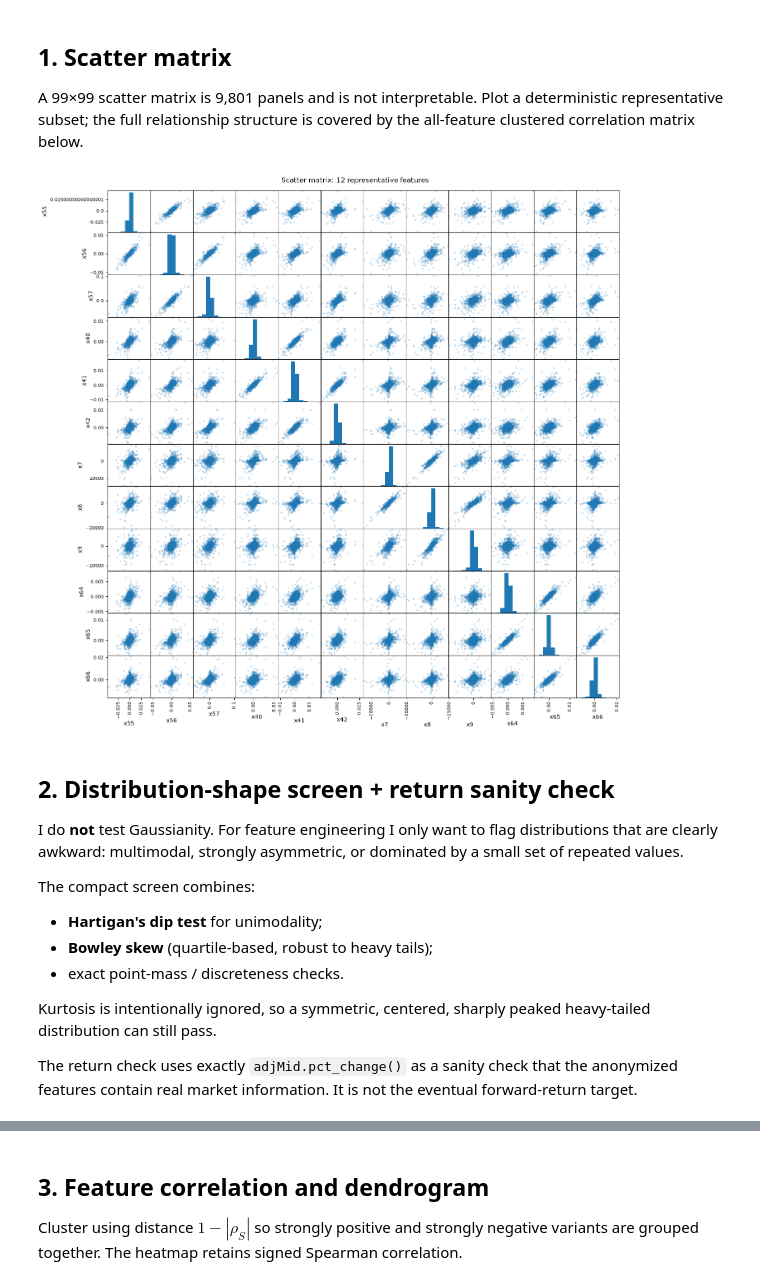
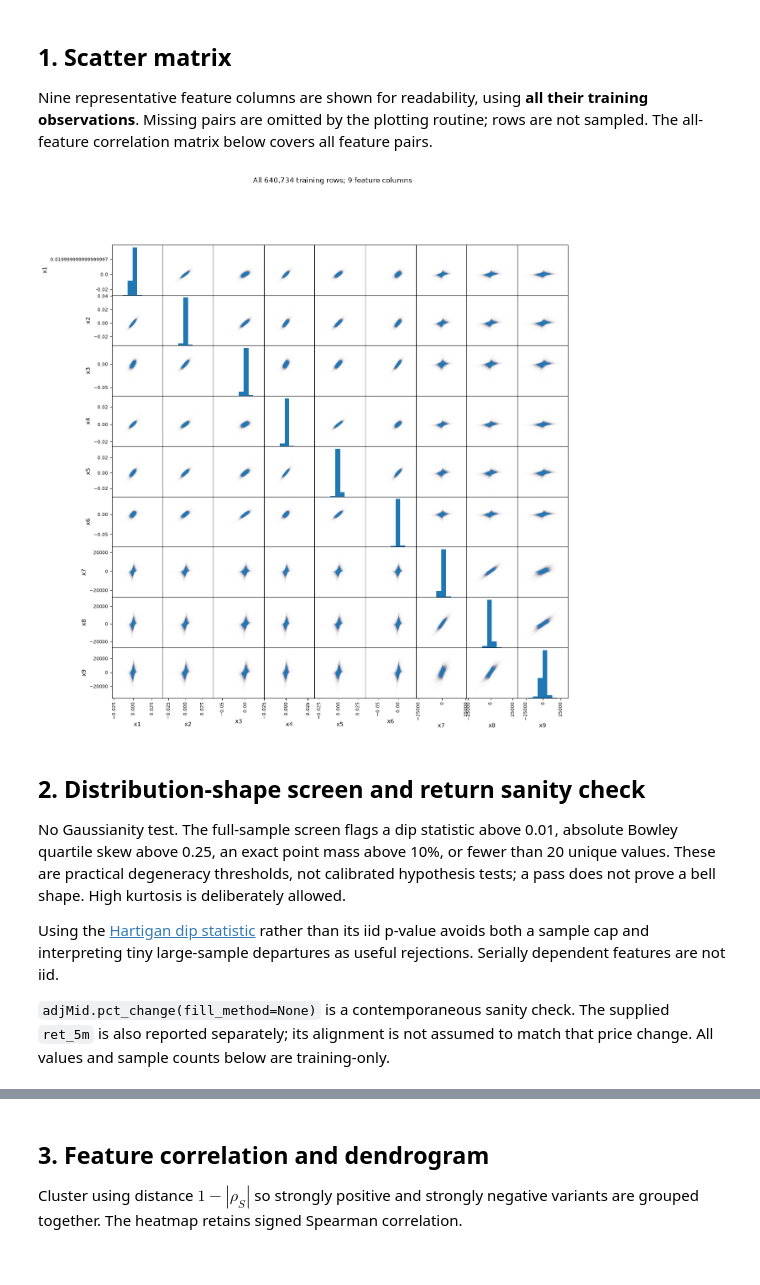
Before and after one commit to ak5ms/th, a Jupyter notebook: notebooks/01_eda.ipynb, the cells around one changed output, grey strips where cells are left out. Saved outputs shown, nothing was run; the diff lists cells and outputs as text; code cells hidden in the pictures.

Commit message:
Store full-training EDA outputs with time-span holdout

```diff
--- a/notebooks/01_eda.ipynb
+++ b/notebooks/01_eda.ipynb
@@ -7,22 +7,24 @@ Large cross-sectional calculations use a bounded sample so the notebook remains
 # %%
 from pathlib import Path
-import os, re, sys
+import json, os, sys
 import matplotlib.pyplot as plt
 import numpy as np
 import pandas as pd
-import seaborn as sns
 from pandas.plotting import scatter_matrix
 from scipy.cluster.hierarchy import dendrogram
 
-ROOT = next(p for p in [Path.cwd(), *Path.cwd().parents] if (p / "src" / "takehome").exists())
-sys.path.insert(0, str(ROOT / "src"))
+ROOT = next(p for p in [Path.cwd(), *Path.cwd().parents] if (p / 'src' / 'takehome').exists())
+sys.path.insert(0, str(ROOT / 'src'))
+from takehome.data import column_coverage, training_data
+from takehome.plots import heatmap
 from takehome.eda import (
     acf_matrix, autocorrelation_table, bell_shape_table, correlation_clustering,
     correlation_to_column, infer_feature_cols, monthly_shift_scores, redundant_pairs,
 )
 
-DATA_PATH = Path(os.environ.get("DATA_PATH", ROOT / "ESc1_signal_components_5min (6).parquet"))
-CROSS_SECTION_N, ACF_N = 50_000, 100_000
-SCATTER_N_FEATURES, SCATTER_N_ROWS = 12, 2_000
+DATA_PATH = Path(os.environ.get('DATA_PATH', ROOT / 'ESc1_signal_components_5min (6).parquet'))
+REPORTS = ROOT / 'reports'
+REPORTS.mkdir(exist_ok=True)
+SCATTER_N_FEATURES = 9  # Limit displayed columns, never observations.
 ACF_LAG, SEASONAL_NLAGS = 15, 288
 # %% [markdown]
@@ -66,27 +101,22 @@ price='adjMid', cashflow='cashflow', time='trade_date'
 # %% [markdown]
 ## 1. Scatter matrix
 
-A 99×99 scatter matrix is 9,801 panels and is not interpretable. Plot a deterministic representative subset; the full relationship structure is covered by the all-feature clustered correlation matrix below.
+Nine representative feature columns are shown for readability, using **all their training observations**. Missing pairs are omitted by the plotting routine; rows are not sampled. The all-feature correlation matrix below covers all feature pairs.
 # %%
-scatter_features = sorted(feature_cols, key=lambda c: xs[c].notna().sum(), reverse=True)[:SCATTER_N_FEATURES]
-clean = xs[scatter_features].dropna()
-plot_df = clean.sample(min(SCATTER_N_ROWS, len(clean)), random_state=0)
-scatter_matrix(plot_df, figsize=(16, 16), diagonal="hist", alpha=0.25)
-plt.suptitle(f"Scatter matrix: {len(scatter_features)} representative features", y=0.9)
+scatter_features = [c for c in feature_cols if df[c].nunique() > 1][:SCATTER_N_FEATURES]
+scatter_matrix(df[scatter_features], figsize=(14, 14), diagonal='hist',
+               alpha=.08, s=.2, rasterized=True)
+plt.suptitle(f'All {len(df):,} training rows; {len(scatter_features)} feature columns', y=.995)
 plt.show()
+plt.close('all')
 # %% [output]
-[figure, old version]
+[figure, new version]
 # %% [markdown]
-## 2. Distribution-shape screen + return sanity check
+## 2. Distribution-shape screen and return sanity check
 
-I do **not** test Gaussianity. For feature engineering I only want to flag distributions that are clearly awkward: multimodal, strongly asymmetric, or dominated by a small set of repeated values.
+No Gaussianity test. The full-sample screen flags a dip statistic above 0.01, absolute Bowley quartile skew above 0.25, an exact point mass above 10%, or fewer than 20 unique values. These are practical degeneracy thresholds, not calibrated hypothesis tests; a pass does not prove a bell shape. High kurtosis is deliberately allowed.
 
-The compact screen combines:
-- **Hartigan's dip test** for unimodality;
-- **Bowley skew** (quartile-based, robust to heavy tails);
-- exact point-mass / discreteness checks.
+Using the [Hartigan dip statistic](https://github.com/RUrlus/diptest) rather than its iid p-value avoids both a sample cap and interpreting tiny large-sample departures as useful rejections. Serially dependent features are not iid.
 
-Kurtosis is intentionally ignored, so a symmetric, centered, sharply peaked heavy-tailed distribution can still pass.
-
-The return check uses exactly `adjMid.pct_change()` as a sanity check that the anonymized features contain real market information. It is not the eventual forward-return target.
+`adjMid.pct_change(fill_method=None)` is a contemporaneous sanity check. The supplied `ret_5m` is also reported separately; its alignment is not assumed to match that price change. All values and sample counts below are training-only.
 # %%
```
Also changed, not shown: parts of 20 cells of this notebook, 7 other files.
